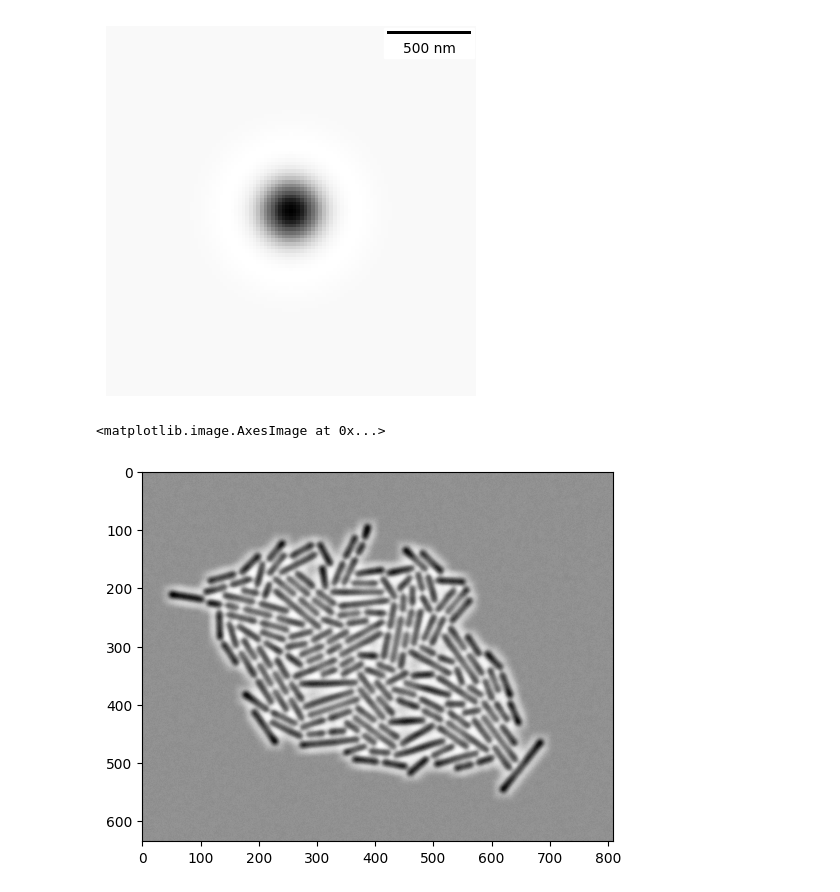
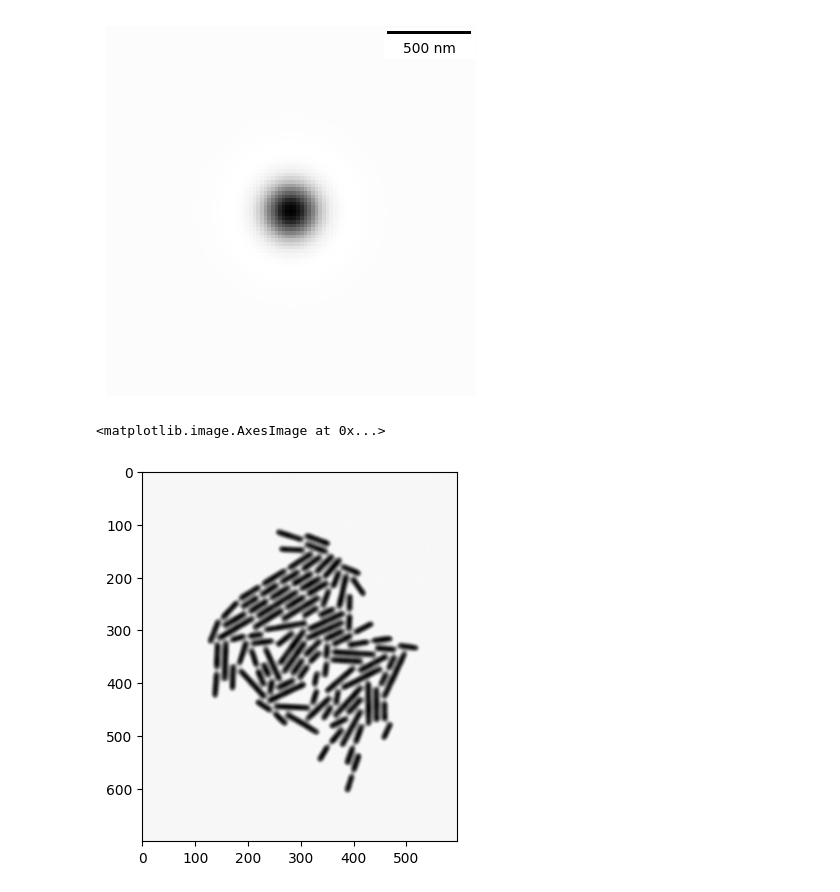
Before and after one commit to georgeoshardo/SyMBac, a Jupyter notebook: docs/source/examples/agar_pad.ipynb, the cells around one changed output. Cells and saved outputs as stored; diff of their text form; code cells hidden in the pictures.

```diff
--- a/docs/source/examples/agar_pad.ipynb
+++ b/docs/source/examples/agar_pad.ipynb
@@ -29,7 +29,7 @@ For microcolony simulations, we prefer to use CellModeller [1]_ instead of the i
 colonysim = ColonySimulation(
     cellmodeller_model= 'cellmodeller_ex1_simpleGrowth_modified.py',
     max_cells = 100,
-    pix_mic_conv = 0.035,
+    pix_mic_conv = 0.065,
     resize_amount = 3,
     save_dir = "test/"
 )
@@ -281,14 +112,12 @@ my_kernel = PSF_generator(
     n = 1.4,
     resize_amount = 3,
     pix_mic_conv = 0.065,
-    apo_sigma = 10,
+    apo_sigma = 8,
     mode="phase contrast",
-    condenser = "Ph3")
+    condenser = "Ph3",
+    offset = 0.00000019
+)
 my_kernel.calculate_PSF()
 my_kernel.plot_PSF()
-
-my_kernel.kernel += 0.00000014
-temp_kernel = my_kernel.kernel
-temp_kernel = gaussian_filter(temp_kernel, 8.7, mode="reflect")
 # %% [output]
 [figure]
@@ -301,5 +124,9 @@ convolved = rescale_intensity(convolved.astype(np.float32), out_range=(0,np.iinf
+# %%
+my_renderer = ColonyRenderer(colonysim, my_kernel)
+# %%
+test_img = my_renderer.render_scene(-1)
 # %%
-plt.imshow(convolved, cmap="Greys_r")
+plt.imshow(test_img, cmap="Greys_r")
 # %% [output]
 <matplotlib.image.AxesImage at 0x...>
-[figure, old version]
+[figure, new version]
```
Also changed, not shown: parts of 36 cells of this notebook, 3 other files.
